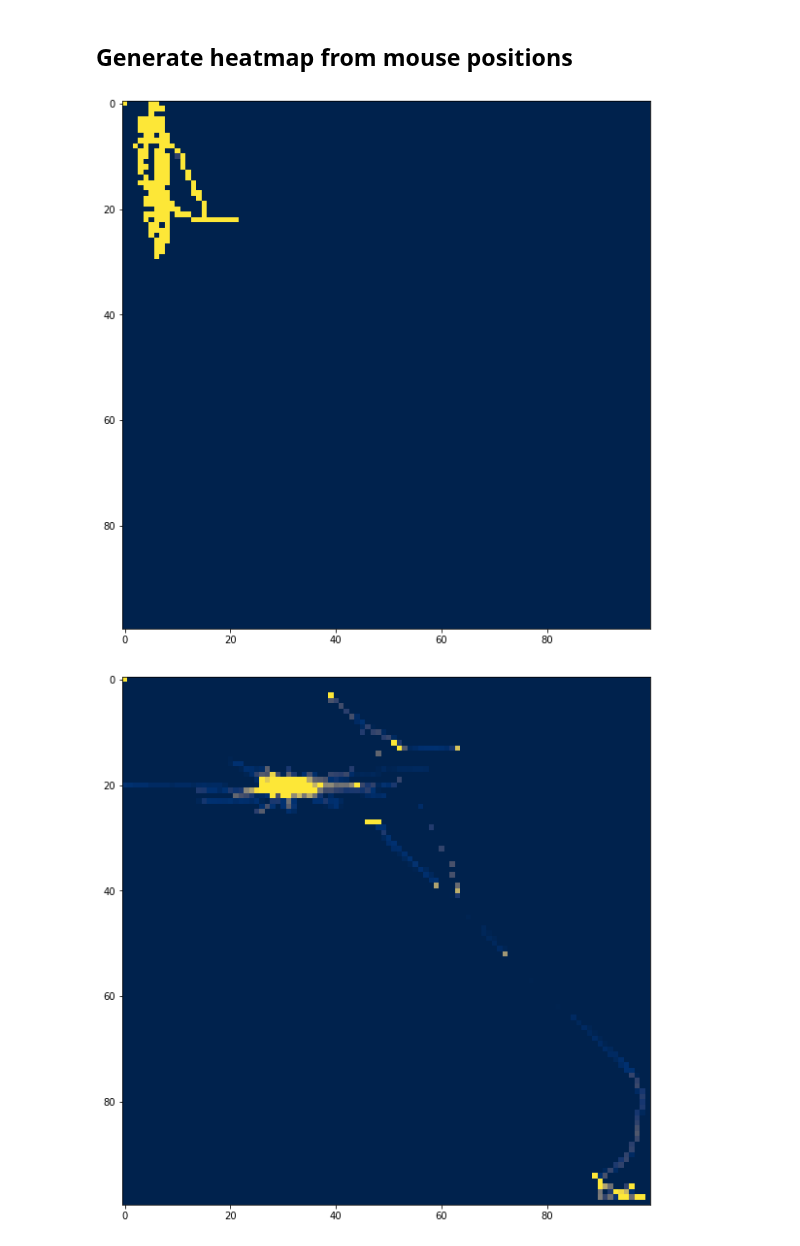
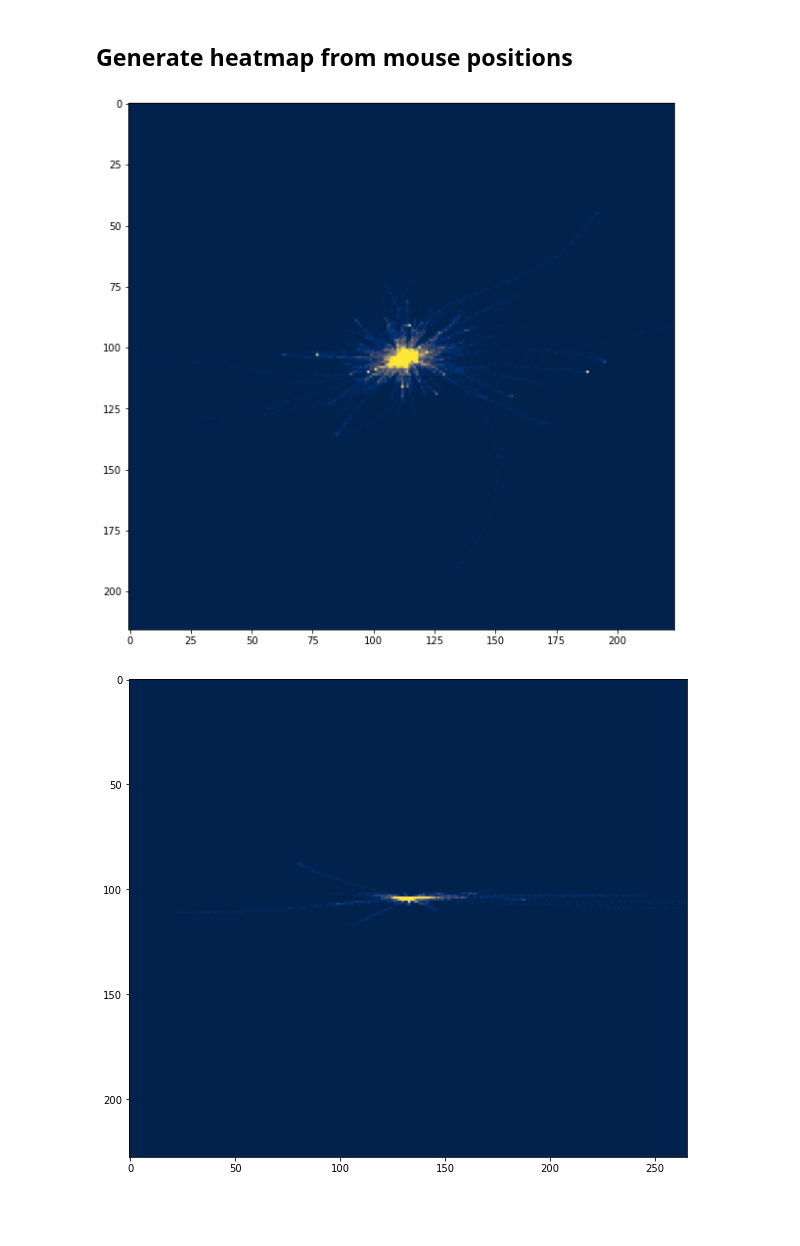
Before and after one commit to HengjunLuo/capstone-landis, a Jupyter notebook: log_parser.ipynb, the cells around one changed output. Drawn from its saved outputs; the diff is of its cells as text; code cells hidden in the pictures; blank space fills up the shorter version.

Commit message:
Add method to retrieve mouse heatmap array

```diff
--- a/log_parser.ipynb
+++ b/log_parser.ipynb
@@ -127,15 +192,14 @@ class MouseHeatmap:
 # %%
 jon_mouse_df = pd.read_csv("logs/Jonathan/mouse_actions.log", names=['time', 'x', 'y', 'button', 'action'])
 zirui_mouse_df = pd.read_csv("logs/Zirui/mouse_actions.log", names=['time', 'x', 'y', 'button', 'action'])
-joseph_mouse_df = pd.read_csv("logs/Joseph/mouse_actions.log", names=['time', 'x', 'y', 'button', 'action'])
 
 heatmap_jon = MouseHeatmap(jon_mouse_df)
 heatmap_zirui = MouseHeatmap(zirui_mouse_df)
-heatmap_joseph = MouseHeatmap(joseph_mouse_df)
 
-heatmap_joseph.show_minute(1)
-heatmap_jon.show_minute(1)
-heatmap_zirui.show_minute(1)
+heatmap_zirui = heatmap_zirui.get_minute(2, res=(500, 500))
+heatmap_jon = heatmap_jon.get_minute(2, res=(500, 500))
+MouseHeatmap.show_heatmap_centered(heatmap_jon)
+MouseHeatmap.show_heatmap_centered(heatmap_zirui)
 # %% [output]
-[figure, old version]
+[figure, new version]
-[figure, old version]
+[figure, new version]
```
Also changed, not shown: parts of 2 cells of this notebook.
